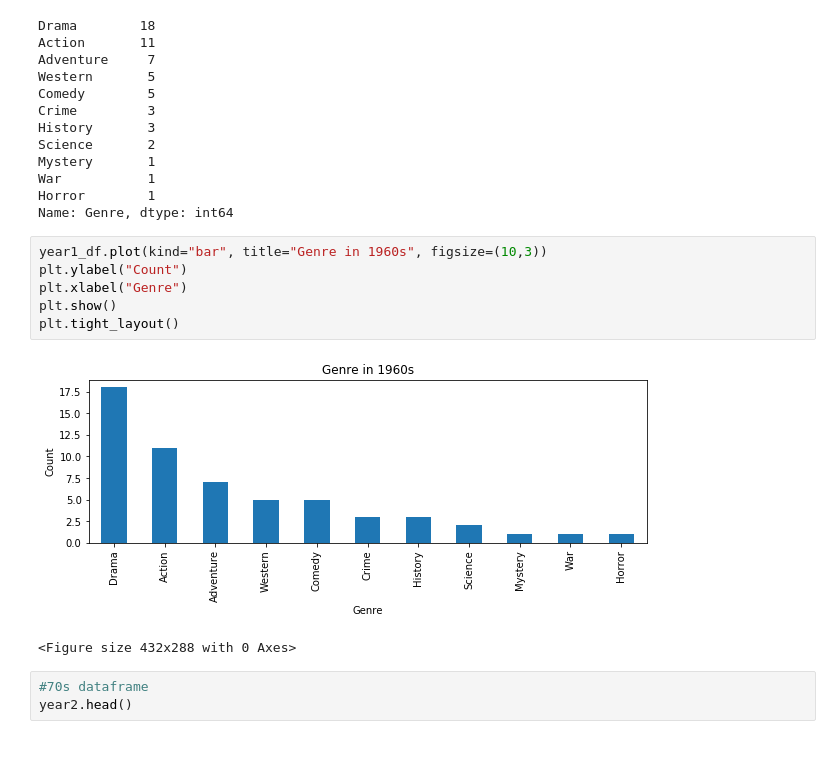
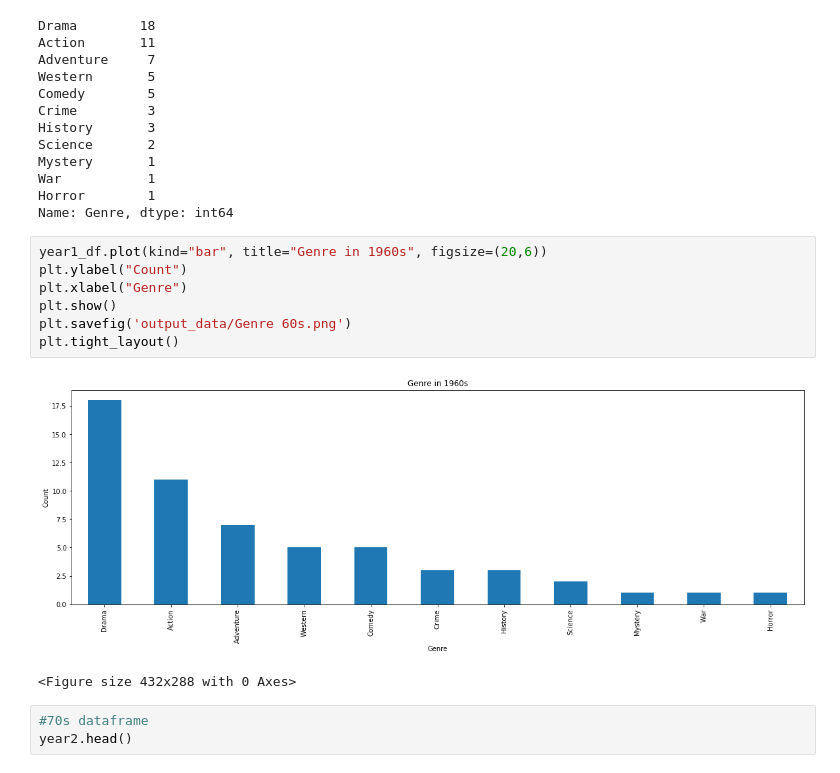
Before and after one commit to Chafloks/colaboration-Data-Science-2020, a Jupyter notebook: Analysis.ipynb, the cells around one changed output. Drawn from its saved outputs; the diff is of its cells as text.

```diff
--- a/Analysis.ipynb
+++ b/Analysis.ipynb
@@ -116,13 +116,14 @@ War           1
 Horror        1
 Name: Genre, dtype: int64
 # %%
-year1_df.plot(kind="bar", title="Genre in 1960s", figsize=(10,3))
+year1_df.plot(kind="bar", title="Genre in 1960s", figsize=(20,6))
 plt.ylabel("Count")
 plt.xlabel("Genre")
 plt.show()
+plt.savefig('output_data/Genre 60s.png')
 plt.tight_layout()
 # %% [output]
-[figure, old version]
+[figure, new version]
 <Figure size 432x288 with 0 Axes>
 # %%
 #70s dataframe
```
Also changed, not shown: parts of 30 cells of this notebook, 10 other files.
